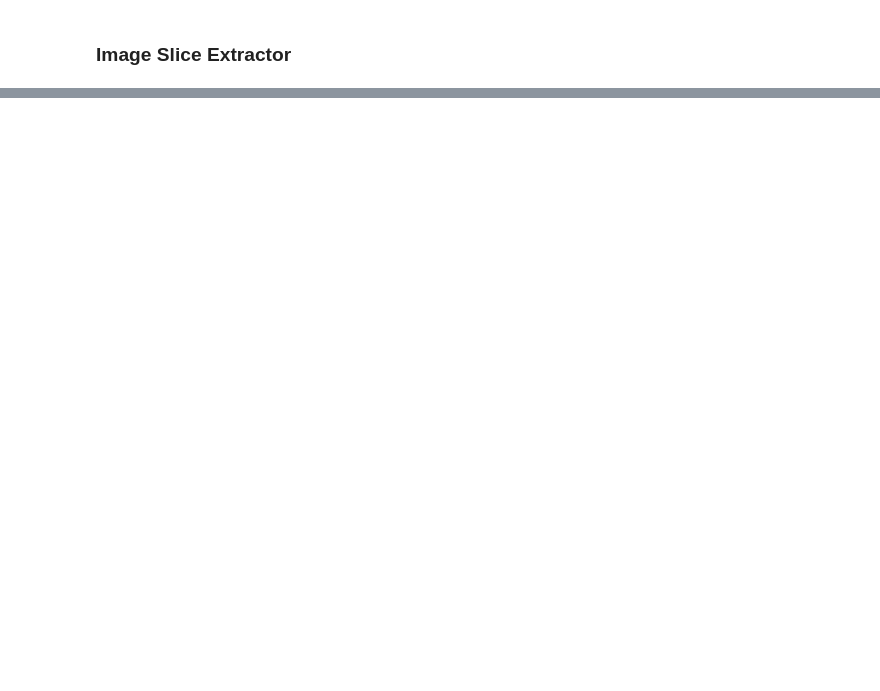
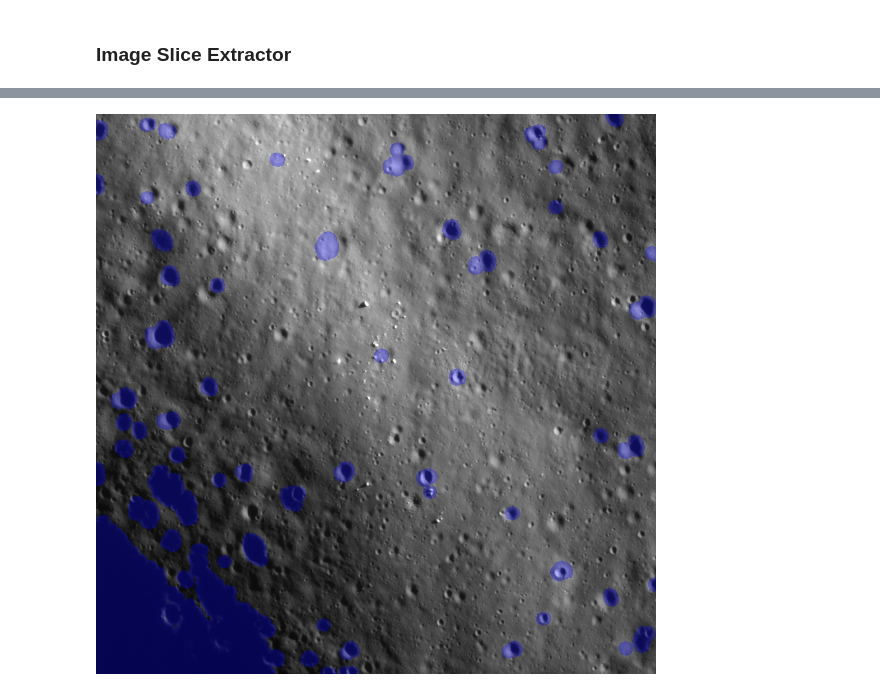
Before and after one commit to Ishan130803/Lunar-Crater-Segmentation, a Jupyter notebook: main.ipynb, the cells around one changed output, grey strips where cells are left out. Drawn from its saved outputs; the diff is of its cells as text; code cells hidden in the pictures; blank space fills up the shorter version.

```diff
--- a/main.ipynb
+++ b/main.ipynb
@@ -28,6 +28,30 @@ class utils:
         # Use glob to find all files matching the pattern
         png_files = glob.glob(search_pattern, recursive=True)
         return png_files
+# %%
+class Display:
+    @staticmethod
+    def overlay_segmentation_mask(image, mask, color=(0, 0, 255), alpha=0.5):
+        """
+        Overlay a binary segmentation mask on an image with a translucent colored layer.
+
+        Parameters:
+            image_path (str): Path to the input image.
+            mask_path (str): Path to the binary segmentation mask image.
+            color (tuple): Color of the overlay in BGR format.
+            alpha (float): Opacity of the overlay.
+
+        Returns:
+            np.array: Image with the overlay.
+        """
+        mask = mask > 0
+        if len(image.shape) == 2 or image.shape[2] == 1:
+            image = cv2.cvtColor(image, cv2.COLOR_GRAY2BGR)
+        overlay = np.zeros_like(image, dtype=np.uint8)
+        overlay[:] = color
+        blended = image.copy()
+        blended[mask] = cv2.addWeighted(image, 1 - alpha, overlay, alpha, 0)[mask]
+        return blended
 # %%
 class ImageSliceExtractor:
     NAMESPACES = {
@@ -242,0 +283,4 @@ image_slice = extractor.extract_slice(5000,0, 1000, 1000)
+# %%
+Image.fromarray(Display.overlay_segmentation_mask(image_slice, new_mask, alpha = 0.3))
+# %% [output]
+[figure, added]
```
Also changed, not shown: parts of 8 cells of this notebook.
